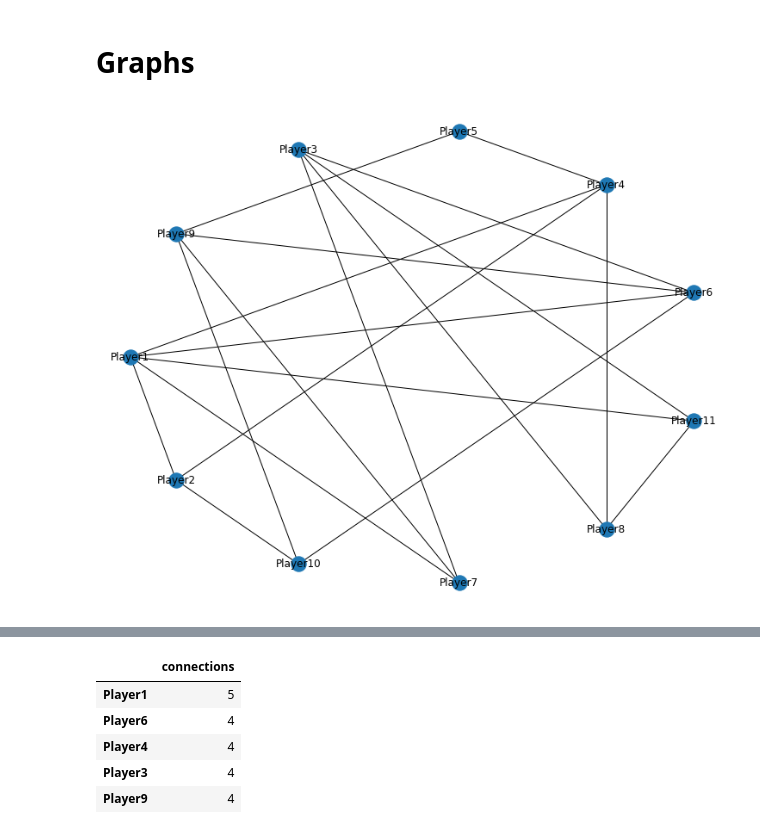
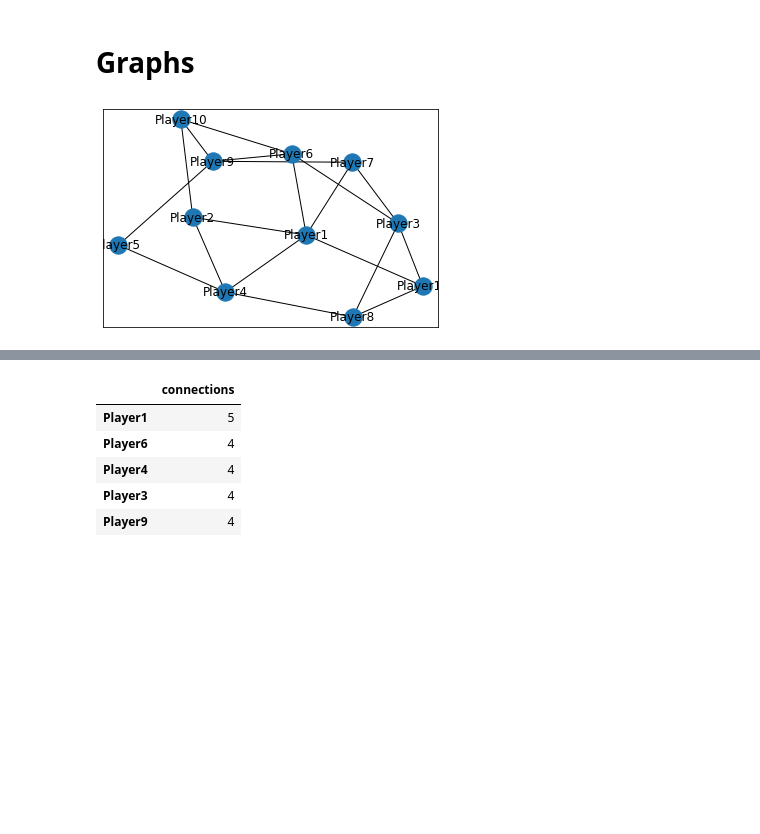
Before and after one commit to NLeSC/balconaz, a Jupyter notebook: notebooks/analysis.ipynb, the cells around one changed output, grey strips where cells are left out. Cells and saved outputs as stored; diff of their text form; code cells hidden in the pictures; blank space fills up the shorter version.

```diff
--- a/notebooks/analysis.ipynb
+++ b/notebooks/analysis.ipynb
@@ -26,10 +26,8 @@ df_raw.head()
 # %%
 G = nx.from_pandas_edgelist(df_raw, 'Player', 'Guess')
 # %%
-# Visualize
-# TODO: add per URL
+# Visualize, TODO: add per URL
 
-figure(figsize=(10, 8))
-nx.draw_shell(G, with_labels=True)
+nx.draw_networkx(G)
 # %% [output]
-[figure, old version]
+[figure, new version]
```
Also changed, not shown: parts of 4 cells of this notebook, 1 other file.
